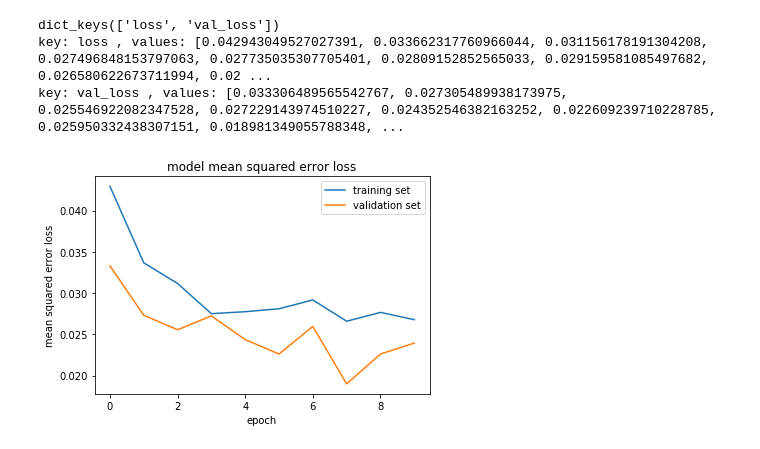
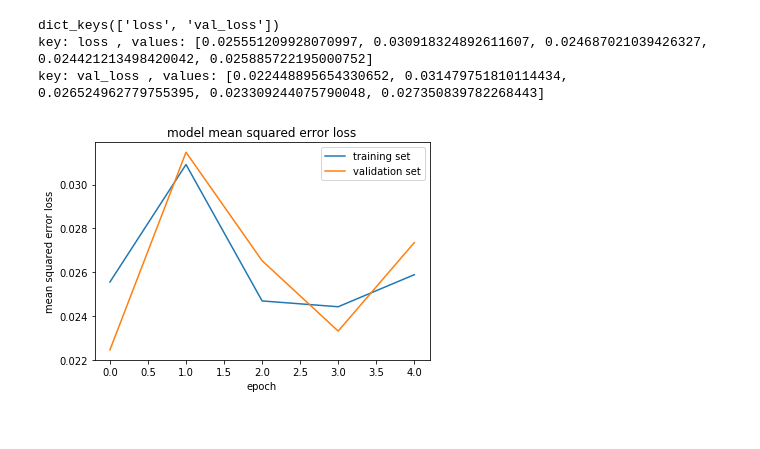
Before and after one commit to autohandle/CarNDBehavioralCloningP3, a Jupyter notebook: GeneratorBehavioralCloning.ipynb, the cells around one changed output. Cells and saved outputs as stored; diff of their text form; code cells hidden in the pictures.

```diff
--- a/GeneratorBehavioralCloning.ipynb
+++ b/GeneratorBehavioralCloning.ipynb
@@ -227,16 +250,24 @@ model.add(Dense(10))
 ##
 model.add(Dense(1))
 
-adamOptimizer=keras.optimizers.Adam(lr=0.0001)
+adamOptimizer=keras.optimizers.Adam(lr=0.001)
 model.compile(loss='mse', optimizer=adamOptimizer)
 #model.compile(loss='mse', optimizer='adam')
 
+stopOnValLossOf_020 = EarlyStoppingByLossVal(value=0.02, verbose=1)
 history_object=model.fit_generator(train_generator, samples_per_epoch=len(train_samples), validation_data=validation_generator,
-                                   nb_val_samples=len(validation_samples), nb_epoch=10)
+                                   nb_val_samples=len(validation_samples), nb_epoch=5, callbacks=[stopOnValLossOf_020])
+
+#history_object=model.fit_generator(train_generator, samples_per_epoch=len(train_samples), validation_data=validation_generator,
+#                                  nb_val_samples=len(validation_samples), nb_epoch=20)
 
 #adamOptimizer=keras.optimizers.Adam(lr=0.0001)
 #model.compile(optimizer=adamOptimizer, loss='mse', metrics=['accuracy'])
 #history_object=model.fit(X_train, y_train, validation_split=0.2, shuffle=True, nb_epoch=50)
+
+adamOptimizer.lr.value=0.0001
+history_object=model.fit_generator(train_generator, samples_per_epoch=len(train_samples), validation_data=validation_generator,
+                                   nb_val_samples=len(validation_samples), nb_epoch=5, callbacks=[stopOnValLossOf_020])
 
 import datetime
 
@@ -271,21 +301,24 @@ saving model as: 2017_07_13_00_02.model
 # %%
 import matplotlib.pyplot as plt
 
 ### print the keys contained in the history object
-print(history_object.history.keys())
-for key in history_object.history.keys():
-    print ("key:", key,", values:", history_object.history[key])
+def plotHistory(history):
+    print(history.keys())
+    for key in history.keys():
+        print ("key:", key,", values:", history_object.history[key])
 
-### plot the training and validation loss for each epoch
-plt.plot(history_object.history['loss'])
-plt.plot(history_object.history['val_loss'])
-plt.title('model mean squared error loss')
-plt.ylabel('mean squared error loss')
-plt.xlabel('epoch')
-plt.legend(['training set', 'validation set'], loc='upper right')
-plt.show()
+    ### plot the training and validation loss for each epoch
+    plt.plot(history['loss'])
+    plt.plot(history['val_loss'])
+    plt.title('model mean squared error loss')
+    plt.ylabel('mean squared error loss')
+    plt.xlabel('epoch')
+    plt.legend(['training set', 'validation set'], loc='upper right')
+    plt.show()
+
+plotHistory(history_object.history)
 # %% [output]
 dict_keys(['loss', 'val_loss'])
-key: loss , values: [0.042943049527027391, 0.033662317760966044, 0.031156178191304208, 0.027496848153797063, 0.027735035307705401, 0.02809152852565033, 0.029159581085497682, 0.026580622673711994, 0.02 ...
-key: val_loss , values: [0.033306489565542767, 0.027305489938173975, 0.025546922082347528, 0.027229143974510227, 0.024352546382163252, 0.022609239710228785, 0.025950332438307151, 0.018981349055788348, ...
+key: loss , values: [0.025551209928070997, 0.030918324892611607, 0.024687021039426327, 0.024421213498420042, 0.025885722195000752]
+key: val_loss , values: [0.022448895654330652, 0.031479751810114434, 0.026524962779755395, 0.023309244075790048, 0.027350839782268443]
-[figure, old version]
+[figure, new version]
```
Also changed, not shown: parts of 7 cells of this notebook.
